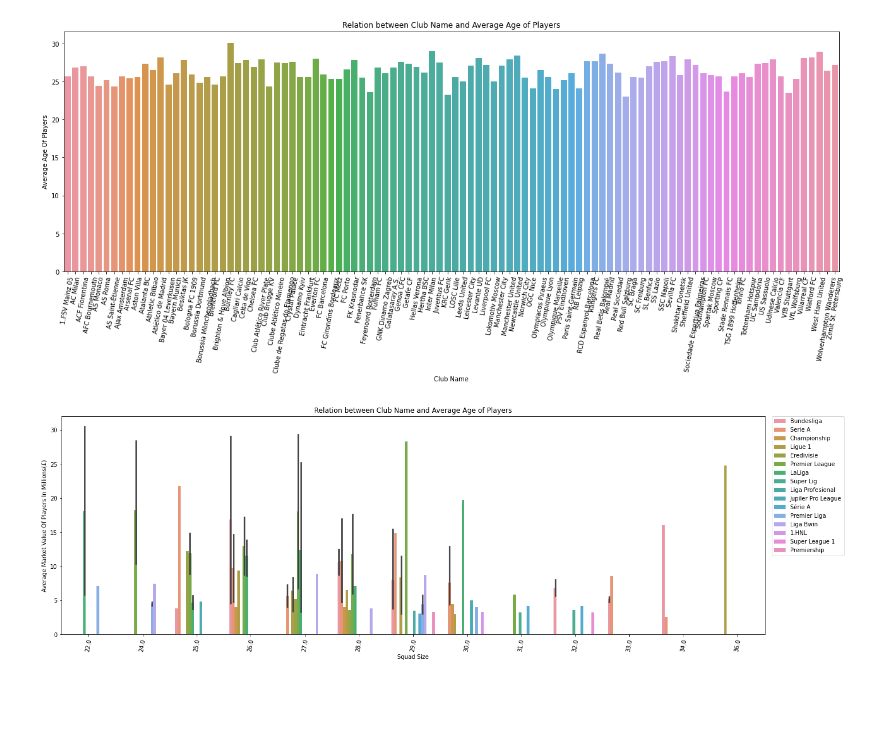
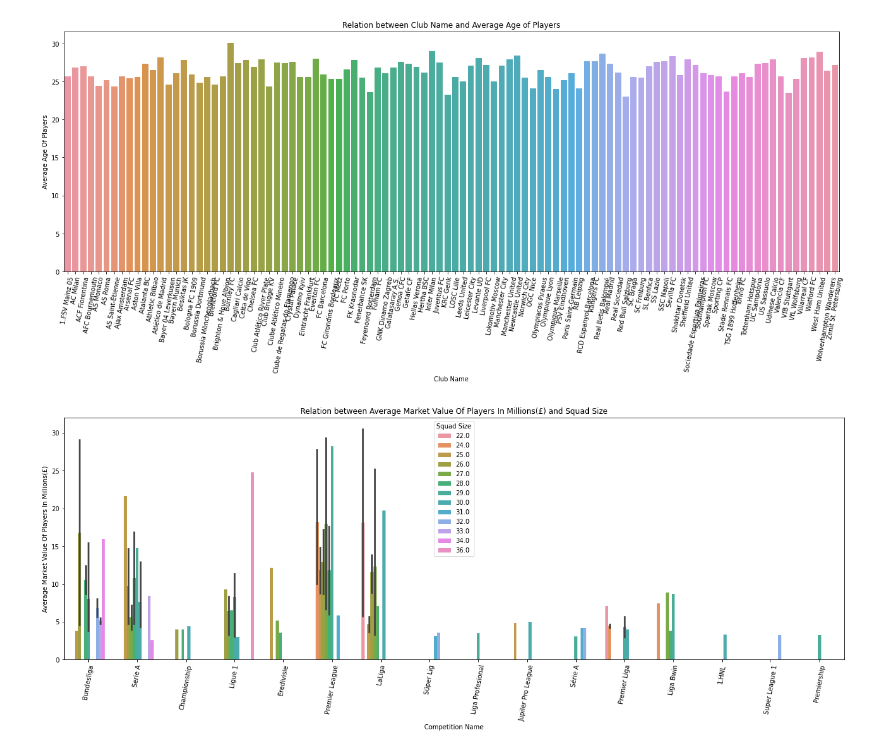
Before and after one commit to everydaycodings/Data-Science-End-To-End-Notebook-Project, a Jupyter notebook: Football_Club_Market_Value_2021.ipynb, the cells around one changed output. Saved outputs shown, nothing was run; the diff lists cells and outputs as text; code cells hidden in the pictures; blank space fills up the shorter version.

Commit message:
EDA On Football_club_market_value_2021.ipynb

```diff
--- a/Football_Club_Market_Value_2021.ipynb
+++ b/Football_Club_Market_Value_2021.ipynb
@@ -71,11 +71,9 @@ plt.show()
 [figure]
 # %%
 plt.figure(figsize=(22,7))
-sns.barplot(y="Average Market Value Of Players In Millions(£)", x="Squad Size",hue="Competition Name", data=df2.sort_index())
-plt.title("Relation between Club Name and Average Age of Players")
-plt.legend(bbox_to_anchor=(1.01, 1),
-           borderaxespad=0)
+sns.barplot(y="Average Market Value Of Players In Millions(£)", hue="Squad Size",x="Competition Name", data=df2.sort_index())
+plt.title("Relation between Average Market Value Of Players In Millions(£) and Squad Size")
 plt.xticks(rotation=80)
 plt.show()
 # %% [output]
-[figure, old version]
+[figure, new version]
```
Also changed, not shown: parts of 1 cell of this notebook.
